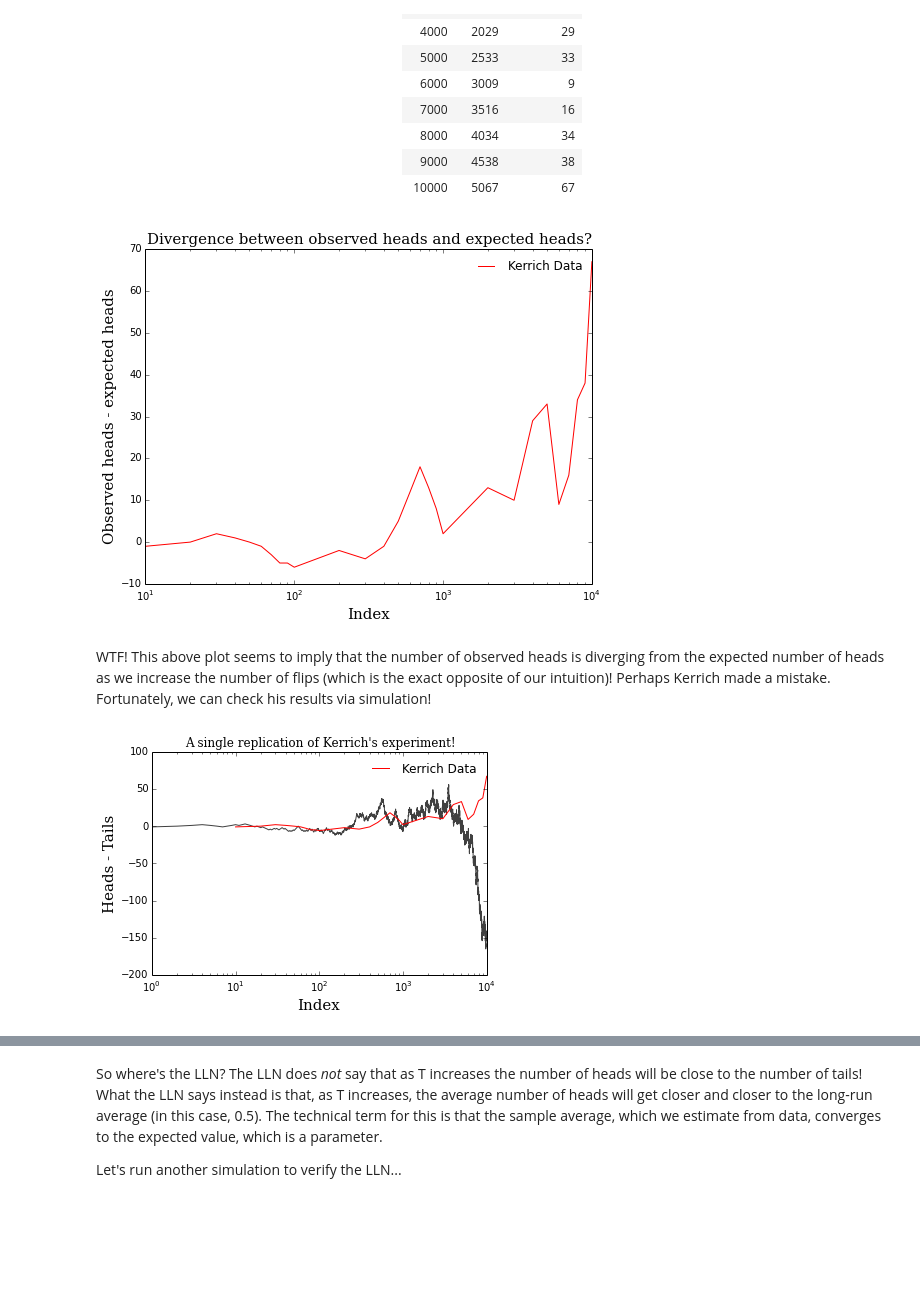
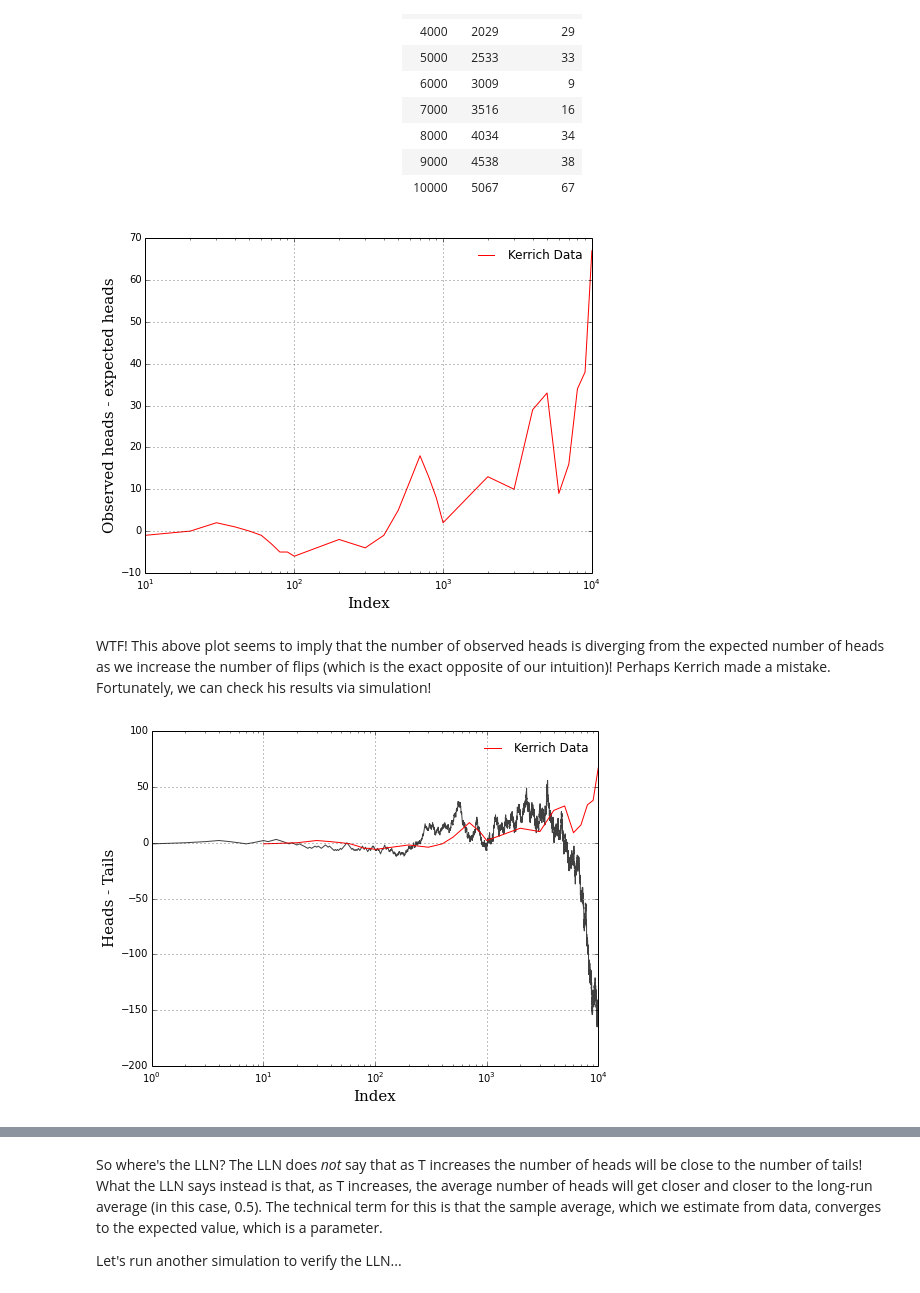
Before and after one commit to davidrpugh/numerical-methods, a Jupyter notebook: labs/introduction/Introduction to Statistics.ipynb, the cells around one changed output, grey strips where cells are left out. Saved outputs shown, nothing was run; the diff lists cells and outputs as text; code cells hidden in the pictures; blank space fills up the shorter version.

```diff
--- a/labs/introduction/Introduction to Statistics.ipynb
+++ b/labs/introduction/Introduction to Statistics.ipynb
@@ -476,16 +478,17 @@ xlab.set_family('serif')
 ylab = ax.set_ylabel('Observed heads - expected heads', fontsize=15, family='serif')
 
 # set the title
-title = ax.set_title('Divergence between observed heads and expected heads?', fontsize=15)
-title.set_family('serif')
+#title = ax.set_title('Divergence between observed heads and expected heads?', fontsize=15)
+#title.set_family('serif')
 
 # add the legend
 ax.legend(loc='best', frameon=False)
+ax.grid()
 
-plt.savefig('graphics/Kerrich-difference.png')
+plt.savefig('graphics/Kerrich-difference.pdf')
 plt.show()
 # %% [output]
-[figure, old version]
+[figure, new version]
 # %% [markdown]
 WTF!  This above plot seems to imply that the number of observed heads is diverging from the expected number of heads as we increase the number of flips (which is the exact opposite of our intuition)!  Perhaps Kerrich made a mistake.  Fortunately, we can check his results via simulation!
 # %%
@@ -502,35 +505,36 @@ for i in range(T):
     difference[i] = 2 * np.sum(data[:i + 1]) - (i + 1)
 # %%
 # create new Figure and Axes objects
-fig = plt.figure(figsize=(5,6))
+fig = plt.figure(figsize=(8,6))
 ax = fig.add_subplot(111)
 
 # plot each sample path...
 ax.plot(np.arange(1, 10001, 1), difference[:], 'k-', alpha=0.75)
 
 # plot Kerrich's observed difference
 ax.plot(kerrich_data.Tosses, kerrich_data.Difference, 'r-', label='Kerrich Data')
 
 # set the x-axis to have log scale
 ax.set_xscale('log')
 
 # label axes
 xlab = ax.set_xlabel('Index', fontsize=15)
 xlab.set_family('serif')
 
 ylab = ax.set_ylabel('Heads - Tails', fontsize=15, family='serif')
 
 # set the title
-title = ax.set_title("A single replication of Kerrich's experiment!")
-title.set_family('serif')
+#title = ax.set_title("A single replication of Kerrich's experiment!")
+#title.set_family('serif')
 
 # add the legend
 ax.legend(loc='best', frameon=False)
+ax.grid('on')
 
-plt.savefig('graphics/Replication-of-Kerrich-experiment.png')
+plt.savefig('graphics/Replication-of-Kerrich-experiment.pdf')
 plt.show()
 # %% [output]
-[figure, old version]
+[figure, new version]
 # %%
 # set params
 N = 100
```
Also changed, not shown: parts of 20 cells of this notebook, 17 other files.
